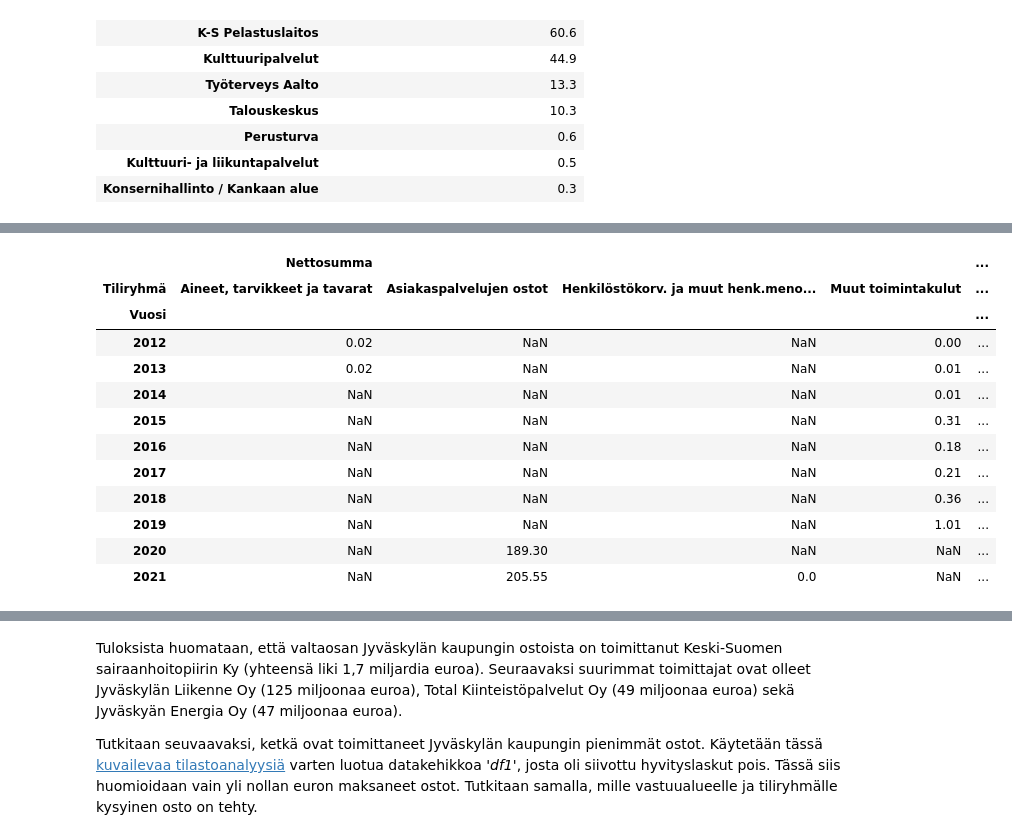
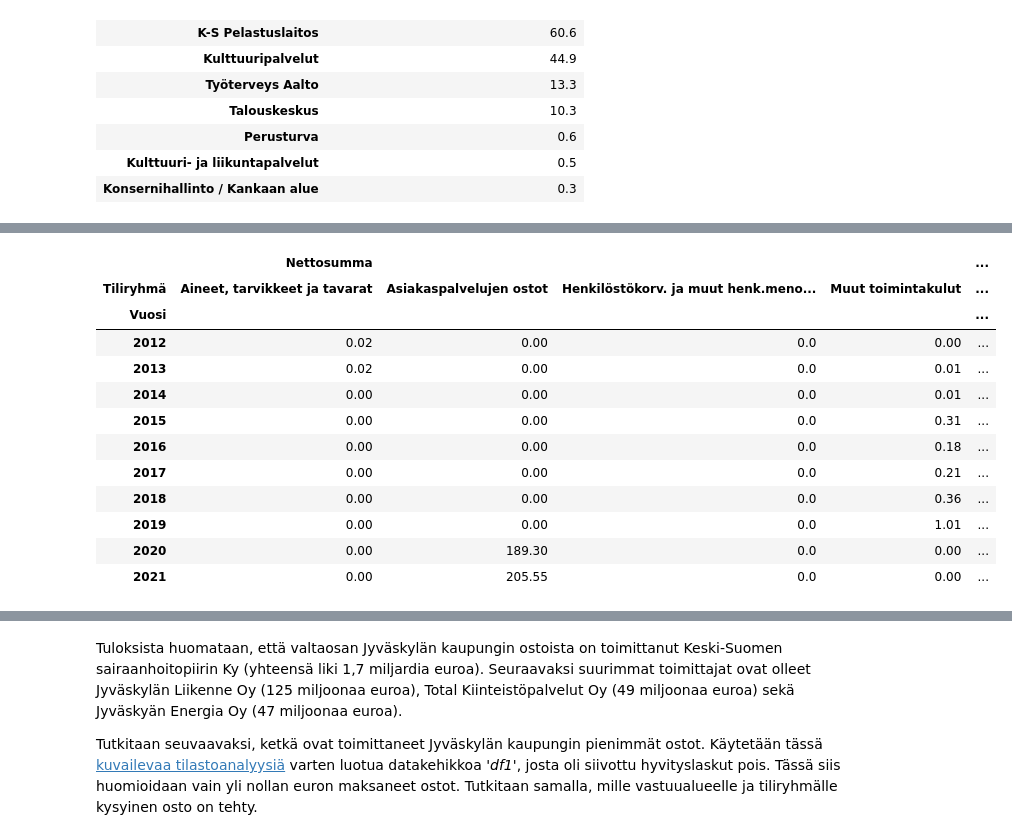
Before and after one commit to SallaLipasti/jkl-ostolaskut, a Jupyter notebook: ostolaskut_analyysi.ipynb, the cells around one changed output, grey strips where cells are left out. Cells and saved outputs as stored; diff of their text form; code cells hidden in the pictures.

```diff
--- a/ostolaskut_analyysi.ipynb
+++ b/ostolaskut_analyysi.ipynb
@@ -350,26 +363,25 @@ Aiemmin havaittiin, että kaikkein suurimmat ostot kuuluvat sosiaali- ja terveys
 # %%
 # Tehdään datakehikko 'sote' sosiaali- ja terveyspalveluje ostoista:
 sote = df.loc[df['Vastuualue'] == 'Sosiaali- ja terveyspalvelut', ['Vuosi', 'Tiliryhmä', 'Tilin nimi', \
                                                                    'Toimittajan nimi', 'Nettosumma']]
 
-# Ryhmitellään sote-palveluiden ostot vuosittain ja tiliryhmittäin:
-sote1 = pd.DataFrame((sote['Nettosumma'].groupby([sote['Vuosi'], sote['Tiliryhmä']]).sum())/1000000).round(2)
+# Ryhmitellään sote-palveluiden ostot vuosittain ja tiliryhmittäin, ja muutetaan miljooniksi euroiksi:
+sote1 = pd.DataFrame((sote['Nettosumma'].groupby([sote['Vuosi'], sote['Tiliryhmä']]).sum())/1000000).round(2).sort_values(['Vuosi', 'Nettosumma'], ascending = [True, False])
 
-# Tehdään uusi datakehikko 'sote_2':
-sote_2 = sote1.unstack()
-
-sote_2
+# Ryhmitellään ostot vuosittain
+# Koska kaikille tiliryhmille ei ole kirjattu ostoja jokaisena vuonna, muutetaan NaN-arvot nolliksi
+sote1.unstack().fillna(0)
 # %% [output]
 |  | Nettosumma |  |  |  | ... |
 | Tiliryhmä | Aineet, tarvikkeet ja tavarat | Asiakaspalvelujen ostot | Henkilöstökorv. ja muut henk.meno... | Muut toimintakulut | ... |
 | Vuosi |  |  |  |  | ... |
-| 2012 | 0.02 | NaN | NaN | 0.00 | ... |
-| 2013 | 0.02 | NaN | NaN | 0.01 | ... |
-| 2014 | NaN | NaN | NaN | 0.01 | ... |
-| 2015 | NaN | NaN | NaN | 0.31 | ... |
-| 2016 | NaN | NaN | NaN | 0.18 | ... |
-| 2017 | NaN | NaN | NaN | 0.21 | ... |
-| 2018 | NaN | NaN | NaN | 0.36 | ... |
-| 2019 | NaN | NaN | NaN | 1.01 | ... |
-| 2020 | NaN | 189.30 | NaN | NaN | ... |
-| 2021 | NaN | 205.55 | 0.0 | NaN | ... |
+| 2012 | 0.02 | 0.00 | 0.0 | 0.00 | ... |
+| 2013 | 0.02 | 0.00 | 0.0 | 0.01 | ... |
+| 2014 | 0.00 | 0.00 | 0.0 | 0.01 | ... |
+| 2015 | 0.00 | 0.00 | 0.0 | 0.31 | ... |
+| 2016 | 0.00 | 0.00 | 0.0 | 0.18 | ... |
+| 2017 | 0.00 | 0.00 | 0.0 | 0.21 | ... |
+| 2018 | 0.00 | 0.00 | 0.0 | 0.36 | ... |
+| 2019 | 0.00 | 0.00 | 0.0 | 1.01 | ... |
+| 2020 | 0.00 | 189.30 | 0.0 | 0.00 | ... |
+| 2021 | 0.00 | 205.55 | 0.0 | 0.00 | ... |
```
Also changed, not shown: parts of 48 cells of this notebook.
